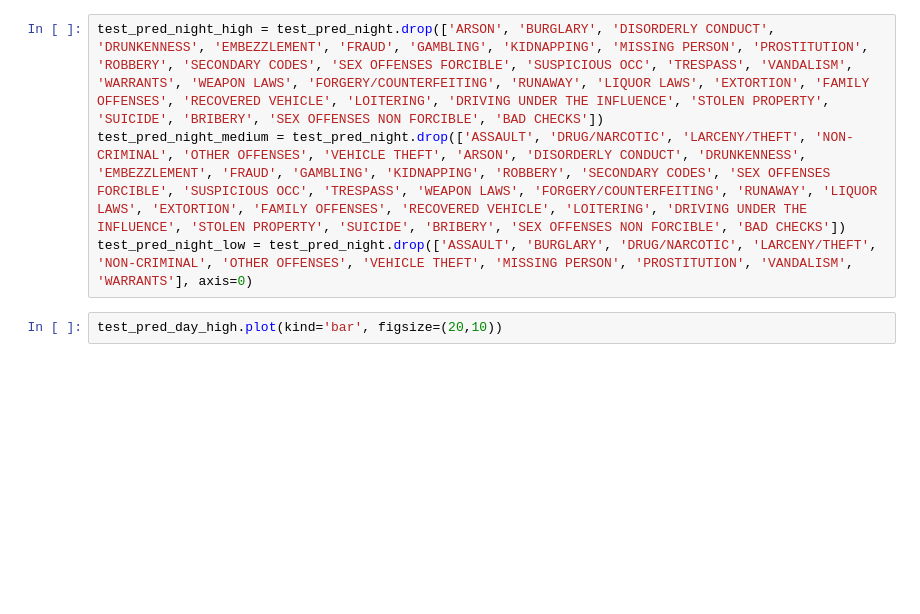
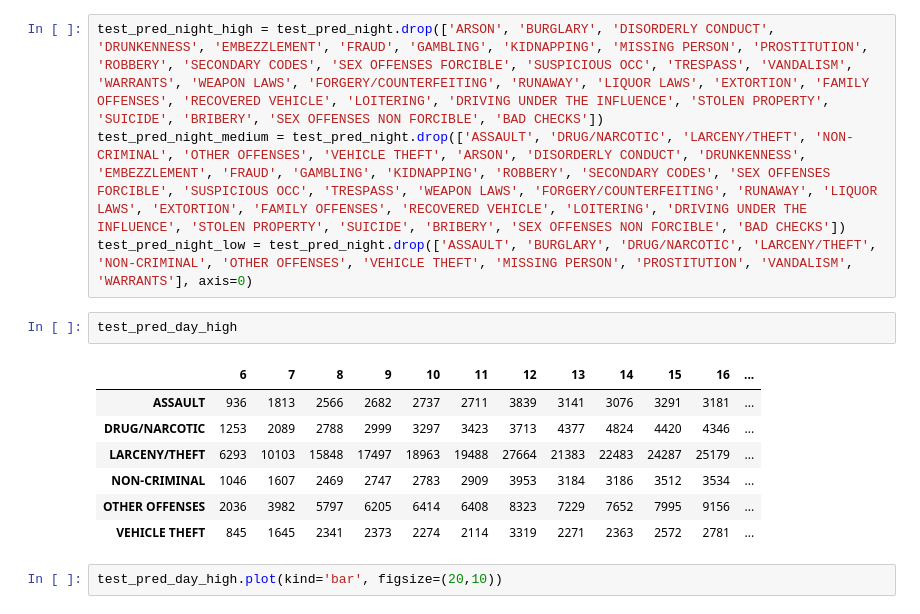
Before and after one commit to BarnetteME1/SF-Crime-Prediction, a Jupyter notebook: Graphs, charts, and organizing rows.ipynb, the cells around one changed output. Drawn from its saved outputs; the diff is of its cells as text; blank space fills up the shorter version.

```diff
--- a/Graphs, charts, and organizing rows.ipynb
+++ b/Graphs, charts, and organizing rows.ipynb
@@ -222,6 +222,16 @@ test_pred_night.index = test_pred_night.pop('Category')
 test_pred_night_high = test_pred_night.drop(['ARSON', 'BURGLARY', 'DISORDERLY CONDUCT', 'DRUNKENNESS', 'EMBEZZLEMENT', 'FRAUD', 'GAMBLING', 'KIDNAPPING', 'MISSING PERSON', 'PROSTITUTION', 'ROBBERY', 'SECONDARY CODES', 'SEX OFFENSES FORCIBLE', 'SUSPICIOUS OCC', 'TRESPASS', 'VANDALISM', 'WARRANTS', 'WEAPON LAWS', 'FORGERY/COUNTERFEITING', 'RUNAWAY', 'LIQUOR LAWS', 'EXTORTION', 'FAMILY OFFENSES', 'RECOVERED VEHICLE', 'LOITERING', 'DRIVING UNDER THE INFLUENCE', 'STOLEN PROPERTY', 'SUICIDE', 'BRIBERY', 'SEX OFFENSES NON FORCIBLE', 'BAD CHECKS'])
 test_pred_night_medium = test_pred_night.drop(['ASSAULT', 'DRUG/NARCOTIC', 'LARCENY/THEFT', 'NON-CRIMINAL', 'OTHER OFFENSES', 'VEHICLE THEFT', 'ARSON', 'DISORDERLY CONDUCT', 'DRUNKENNESS', 'EMBEZZLEMENT', 'FRAUD', 'GAMBLING', 'KIDNAPPING', 'ROBBERY', 'SECONDARY CODES', 'SEX OFFENSES FORCIBLE', 'SUSPICIOUS OCC', 'TRESPASS', 'WEAPON LAWS', 'FORGERY/COUNTERFEITING', 'RUNAWAY', 'LIQUOR LAWS', 'EXTORTION', 'FAMILY OFFENSES', 'RECOVERED VEHICLE', 'LOITERING', 'DRIVING UNDER THE INFLUENCE', 'STOLEN PROPERTY', 'SUICIDE', 'BRIBERY', 'SEX OFFENSES NON FORCIBLE', 'BAD CHECKS'])
 test_pred_night_low = test_pred_night.drop(['ASSAULT', 'BURGLARY', 'DRUG/NARCOTIC', 'LARCENY/THEFT', 'NON-CRIMINAL', 'OTHER OFFENSES', 'VEHICLE THEFT', 'MISSING PERSON', 'PROSTITUTION', 'VANDALISM', 'WARRANTS'], axis=0)
+# %%
+test_pred_day_high
+# %% [output]
+|  | 6 | 7 | 8 | 9 | 10 | 11 | 12 | 13 | 14 | 15 | 16 | ... |
+| ASSAULT | 936 | 1813 | 2566 | 2682 | 2737 | 2711 | 3839 | 3141 | 3076 | 3291 | 3181 | ... |
+| DRUG/NARCOTIC | 1253 | 2089 | 2788 | 2999 | 3297 | 3423 | 3713 | 4377 | 4824 | 4420 | 4346 | ... |
+| LARCENY/THEFT | 6293 | 10103 | 15848 | 17497 | 18963 | 19488 | 27664 | 21383 | 22483 | 24287 | 25179 | ... |
+| NON-CRIMINAL | 1046 | 1607 | 2469 | 2747 | 2783 | 2909 | 3953 | 3184 | 3186 | 3512 | 3534 | ... |
+| OTHER OFFENSES | 2036 | 3982 | 5797 | 6205 | 6414 | 6408 | 8323 | 7229 | 7652 | 7995 | 9156 | ... |
+| VEHICLE THEFT | 845 | 1645 | 2341 | 2373 | 2274 | 2114 | 3319 | 2271 | 2363 | 2572 | 2781 | ... |
 # %%
 test_pred_day_high.plot(kind='bar', figsize=(20,10))
 # %% [output]
```
Also changed, not shown: parts of 8 cells of this notebook, 15 other files.
